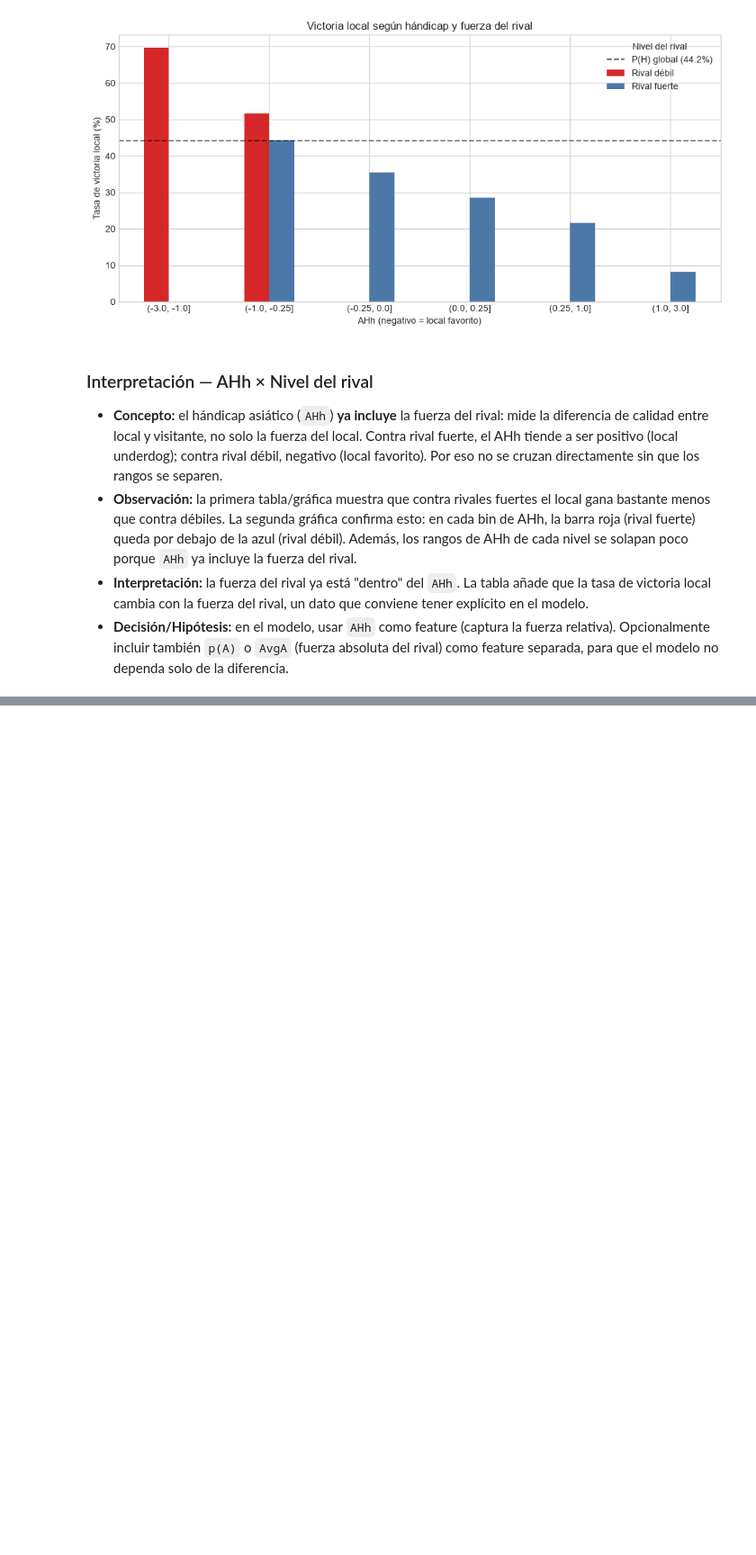
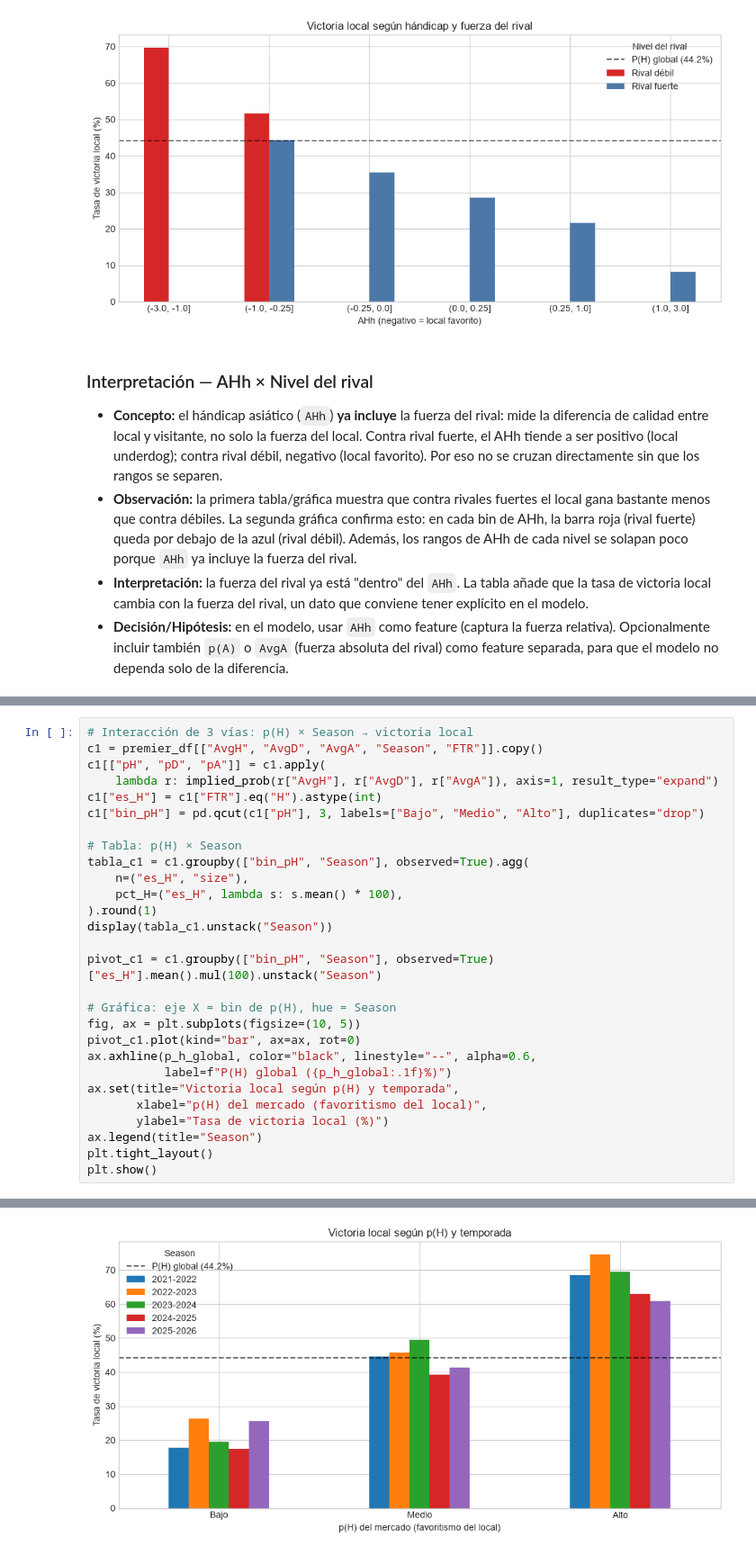
Before and after one commit to errodd/premier_league_football_predictor, a Jupyter notebook: notebooks/EDA.ipynb, the cells around one changed output, grey strips where cells are left out. Shown at 90% size. Saved outputs shown, nothing was run; the diff lists cells and outputs as text; blank space fills up the shorter version.

```diff
--- a/notebooks/EDA.ipynb
+++ b/notebooks/EDA.ipynb
@@ -1723,0 +1730,29 @@ plt.show()
+# %%
+# Interacción de 3 vías: p(H) × Season → victoria local
+c1 = premier_df[["AvgH", "AvgD", "AvgA", "Season", "FTR"]].copy()
+c1[["pH", "pD", "pA"]] = c1.apply(
+    lambda r: implied_prob(r["AvgH"], r["AvgD"], r["AvgA"]), axis=1, result_type="expand")
+c1["es_H"] = c1["FTR"].eq("H").astype(int)
+c1["bin_pH"] = pd.qcut(c1["pH"], 3, labels=["Bajo", "Medio", "Alto"], duplicates="drop")
+
+# Tabla: p(H) × Season
+tabla_c1 = c1.groupby(["bin_pH", "Season"], observed=True).agg(
+    n=("es_H", "size"),
+    pct_H=("es_H", lambda s: s.mean() * 100),
+).round(1)
+display(tabla_c1.unstack("Season"))
+
+pivot_c1 = c1.groupby(["bin_pH", "Season"], observed=True)["es_H"].mean().mul(100).unstack("Season")
+
+# Gráfica: eje X = bin de p(H), hue = Season
+fig, ax = plt.subplots(figsize=(10, 5))
+pivot_c1.plot(kind="bar", ax=ax, rot=0)
+ax.axhline(p_h_global, color="black", linestyle="--", alpha=0.6,
+           label=f"P(H) global ({p_h_global:.1f}%)")
+ax.set(title="Victoria local según p(H) y temporada",
+       xlabel="p(H) del mercado (favoritismo del local)",
+       ylabel="Tasa de victoria local (%)")
+ax.legend(title="Season")
+plt.tight_layout()
+plt.show()
+# %% [output]
@@ -1723,0 +1765 @@ plt.show()
+[figure, added]
```
Also changed, not shown: parts of 8 cells of this notebook.
